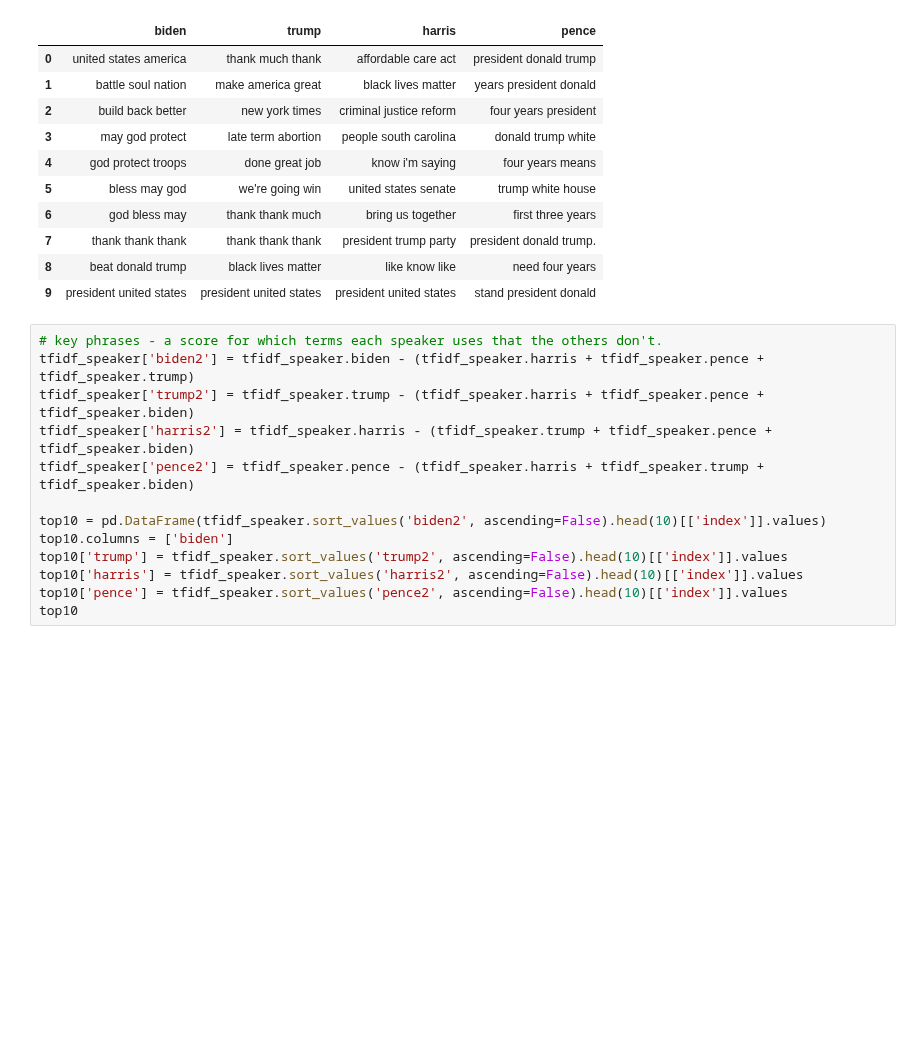
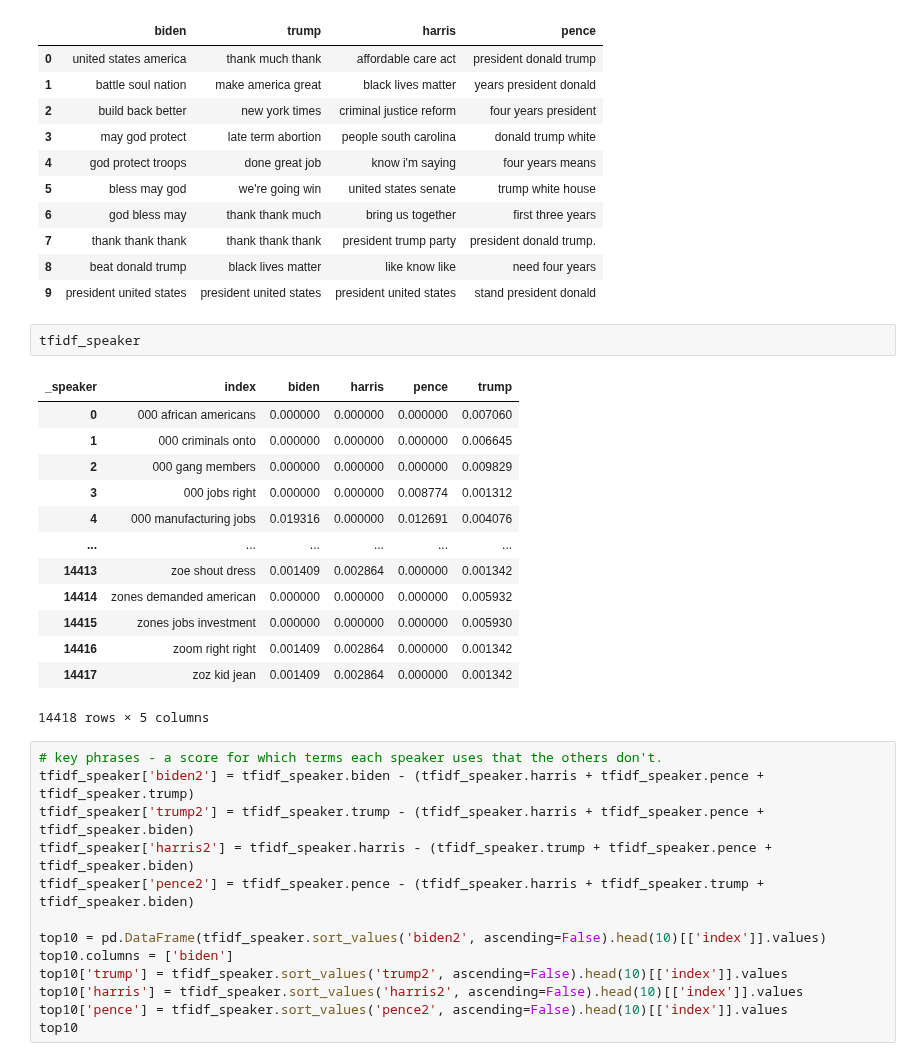
Before and after one commit to kfinity/capstone-speeches, a Jupyter notebook: top_tfidf_with_ngrams.ipynb, the cells around one changed output. Cells and saved outputs as stored; diff of their text form; blank space fills up the shorter version.

Commit message:
Reddit tfidf analysis

```diff
--- a/top_tfidf_with_ngrams.ipynb
+++ b/top_tfidf_with_ngrams.ipynb
@@ -352,6 +352,22 @@ top10
 | 7 | thank thank thank | thank thank thank | president trump party | president donald trump. |
 | 8 | beat donald trump | black lives matter | like know like | need four years |
 | 9 | president united states | president united states | president united states | stand president donald |
+# %%
+tfidf_speaker
+# %% [output]
+| _speaker | index | biden | harris | pence | trump |
+| 0 | 000 african americans | 0.000000 | 0.000000 | 0.000000 | 0.007060 |
+| 1 | 000 criminals onto | 0.000000 | 0.000000 | 0.000000 | 0.006645 |
+| 2 | 000 gang members | 0.000000 | 0.000000 | 0.000000 | 0.009829 |
+| 3 | 000 jobs right | 0.000000 | 0.000000 | 0.008774 | 0.001312 |
+| 4 | 000 manufacturing jobs | 0.019316 | 0.000000 | 0.012691 | 0.004076 |
+| ... | ... | ... | ... | ... | ... |
+| 14413 | zoe shout dress | 0.001409 | 0.002864 | 0.000000 | 0.001342 |
+| 14414 | zones demanded american | 0.000000 | 0.000000 | 0.000000 | 0.005932 |
+| 14415 | zones jobs investment | 0.000000 | 0.000000 | 0.000000 | 0.005930 |
+| 14416 | zoom right right | 0.001409 | 0.002864 | 0.000000 | 0.001342 |
+| 14417 | zoz kid jean | 0.001409 | 0.002864 | 0.000000 | 0.001342 |
+14418 rows × 5 columns
 # %%
 # key phrases - a score for which terms each speaker uses that the others don't.
 tfidf_speaker['biden2'] = tfidf_speaker.biden - (tfidf_speaker.harris + tfidf_speaker.pence + tfidf_speaker.trump)
```
Also changed, not shown: 2 other files.
